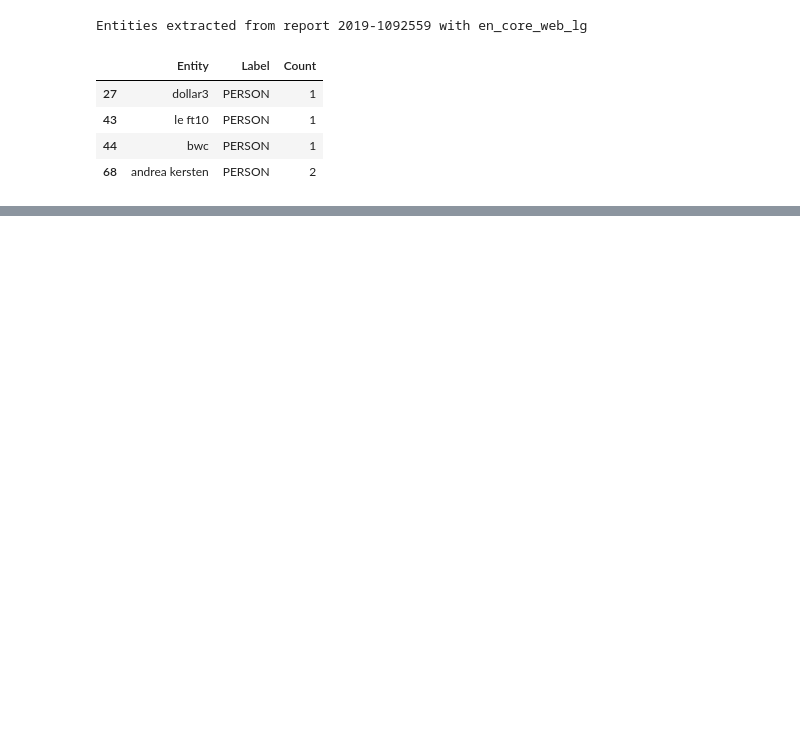
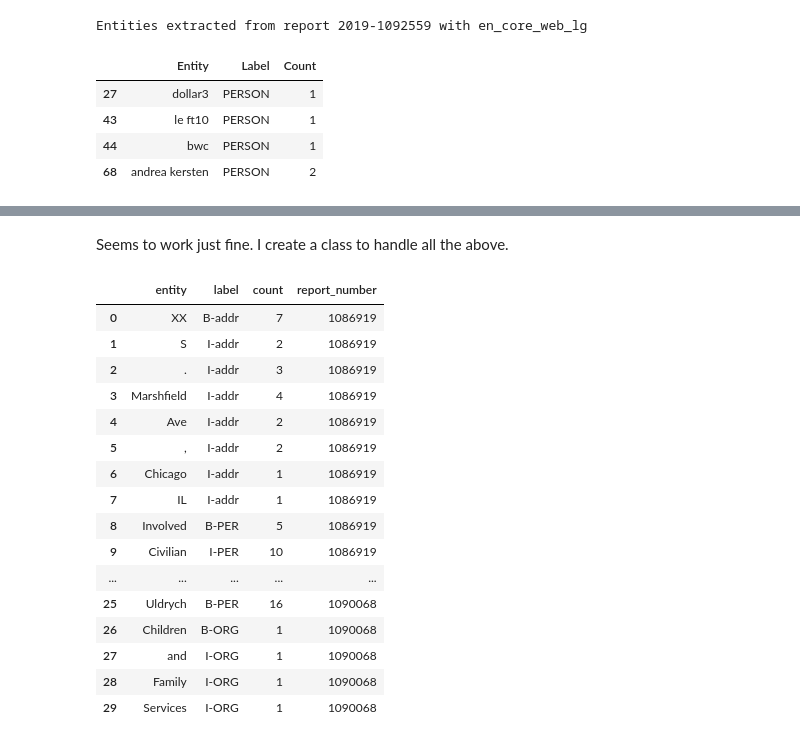
Before and after one commit to FedericoDM/NLP-Police-Complaints, a Jupyter notebook: src/exploratory/jon_spacy_ner.ipynb, the cells around one changed output, grey strips where cells are left out. Drawn from its saved outputs; the diff is of its cells as text; code cells hidden in the pictures; blank space fills up the shorter version.

```diff
--- a/src/exploratory/jon_spacy_ner.ipynb
+++ b/src/exploratory/jon_spacy_ner.ipynb
@@ -189,0 +597,6 @@ Entities extracted from report 2019-1092559 with en_core_web_lg
+# %%
+extracted_entities = extract_entities_transformers(case_text_2022, model= "ctrlbuzz/bert-addresses",counts=True)
+# Create a DataFrame from the extracted entities
+df_ner_bert = pd.DataFrame(extracted_entities, columns=['entity', 'label', 'count'])
+# Display the DataFrame
+print(df_ner_bert)
@@ -189,0 +621,4 @@ Entities extracted from report 2019-1092559 with en_core_web_lg
+# %%
+corrected_entities = aggregate_subwords(extracted_entities)
+df_ner_bert = pd.DataFrame(corrected_entities, columns=['entity', 'label', 'count'])
+print(df_ner_bert)
@@ -189,0 +642,2 @@ Entities extracted from report 2019-1092559 with en_core_web_lg
+# %% [markdown]
+Seems to work just fine. I create a class to handle all the above.
@@ -189,0 +695,45 @@ Entities extracted from report 2019-1092559 with en_core_web_lg
+# %%
+# Load and preprocess the data
+cases = os.listdir(text_files_dir)
+cases = [case for case in cases if case.endswith(".txt")]
+random.seed(43)
+cases = random.sample(cases, 5)  # Randomly select 5 cases
+
+texts = []
+for case in cases:
+    # Extract the report number from the filename (assuming the format '1234567.txt')
+    report_number = case.split('.')[0]
+    with open(os.path.join(PATH, case), 'r') as file:
+        text = file.read()
+    # Store the tuple (report_number, case_text)
+    texts.append((report_number, text))
+# %%
+extractor = ExtractEntities(model="ctrlbuzz/bert-addresses")
+
+dataframes = []
+for report_number, text in texts:
+    df = extractor.create_dataframe(report_number, text, counts=True)
+    dataframes.append(df)
+
+# Concatenate all dataframes to have one unified dataframe
+final_df = pd.concat(dataframes, ignore_index=True)
+# %%
+final_df.head(30)
+# %% [output]
+|  | entity | label | count | report_number |
+| 0 | XX | B-addr | 7 | 1086919 |
+| 1 | S | I-addr | 2 | 1086919 |
+| 2 | . | I-addr | 3 | 1086919 |
+| 3 | Marshfield | I-addr | 4 | 1086919 |
+| 4 | Ave | I-addr | 2 | 1086919 |
+| 5 | , | I-addr | 2 | 1086919 |
+| 6 | Chicago | I-addr | 1 | 1086919 |
+| 7 | IL | I-addr | 1 | 1086919 |
+| 8 | Involved | B-PER | 5 | 1086919 |
+| 9 | Civilian | I-PER | 10 | 1086919 |
+| ... | ... | ... | ... | ... |
+| 25 | Uldrych | B-PER | 16 | 1090068 |
+| 26 | Children | B-ORG | 1 | 1090068 |
+| 27 | and | I-ORG | 1 | 1090068 |
+| 28 | Family | I-ORG | 1 | 1090068 |
+| 29 | Services | I-ORG | 1 | 1090068 |
```
Also changed, not shown: parts of 49 cells of this notebook, 8 other files.
